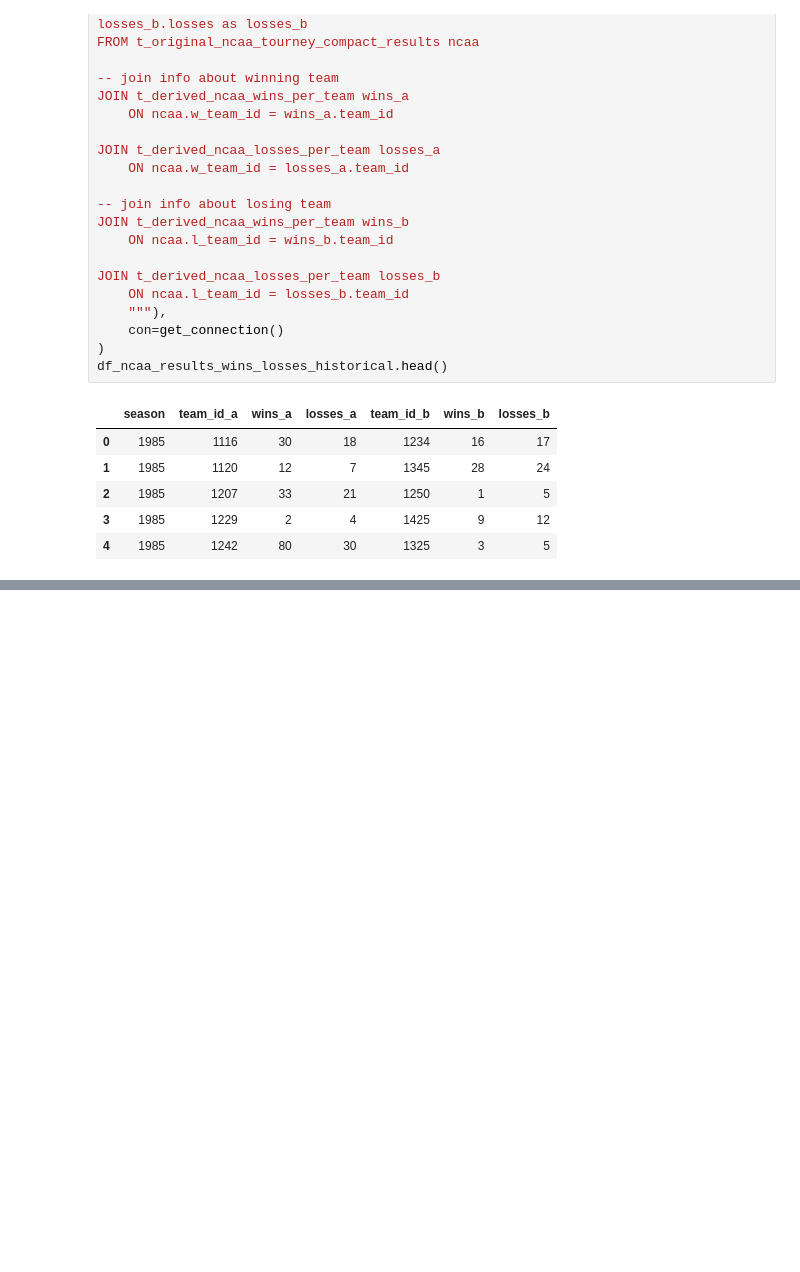
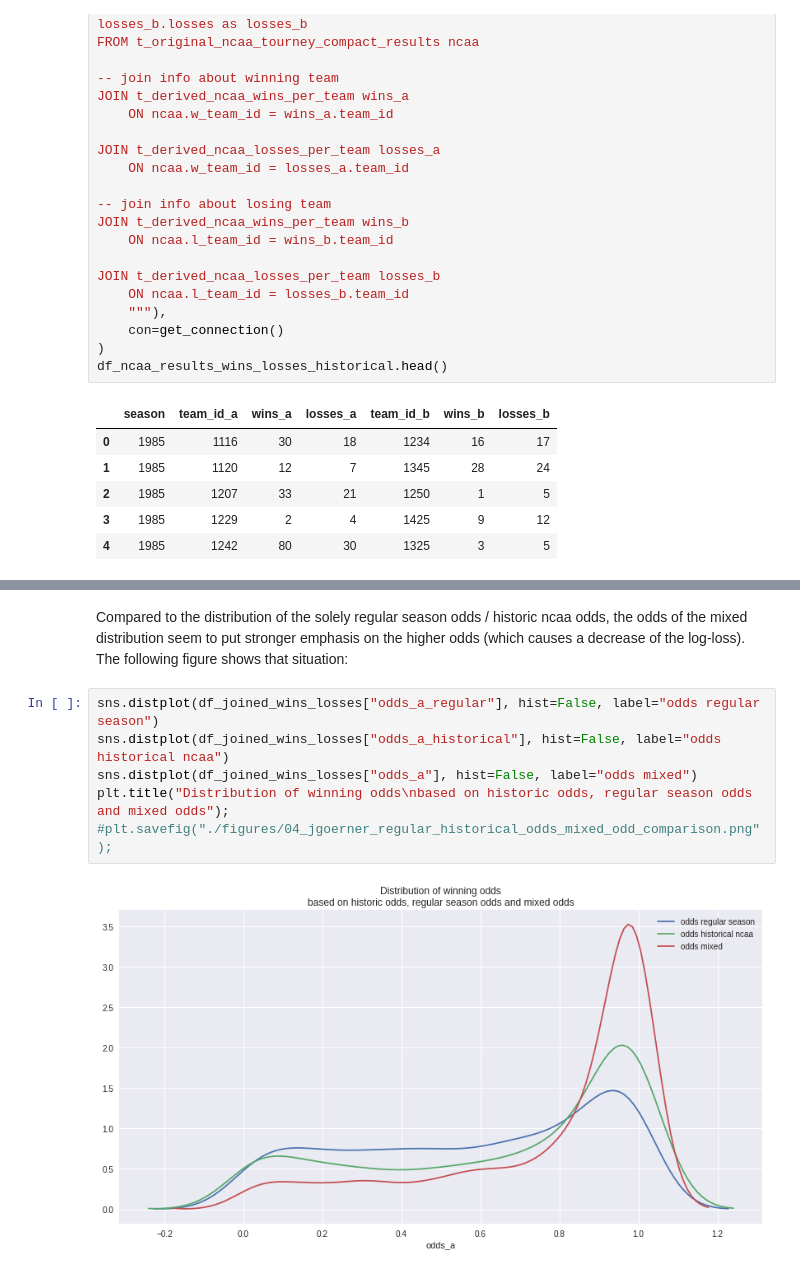
Before and after one commit to jgoerner/MarchMadness, a Jupyter notebook: MarchMadness/notebooks/0.4-jgoerner-regular-historical-odds-mixed.ipynb, the cells around one changed output, grey strips where cells are left out. Saved outputs shown, nothing was run; the diff lists cells and outputs as text; blank space fills up the shorter version.

Commit message:
included odd comparison

```diff
--- a/MarchMadness/notebooks/0.4-jgoerner-regular-historical-odds-mixed.ipynb
+++ b/MarchMadness/notebooks/0.4-jgoerner-regular-historical-odds-mixed.ipynb
@@ -156,0 +206,10 @@ df
+# %% [markdown]
+Compared to the distribution of the solely regular season odds / historic ncaa odds, the odds of the mixed distribution seem to put stronger emphasis on the higher odds (which causes a decrease of the log-loss). The following figure shows that situation:
+# %%
+sns.distplot(df_joined_wins_losses["odds_a_regular"], hist=False, label="odds regular season")
+sns.distplot(df_joined_wins_losses["odds_a_historical"], hist=False, label="odds historical ncaa")
+sns.distplot(df_joined_wins_losses["odds_a"], hist=False, label="odds mixed")
+plt.title("Distribution of winning odds\nbased on historic odds, regular season odds and mixed odds");
+#plt.savefig("./figures/04_jgoerner_regular_historical_odds_mixed_odd_comparison.png");
+# %% [output]
+[figure, added]
```
Also changed, not shown: parts of 19 cells of this notebook, 3 other files.
